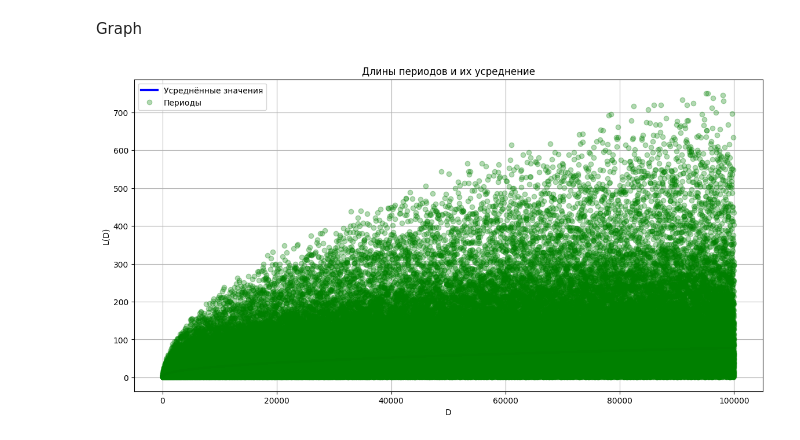
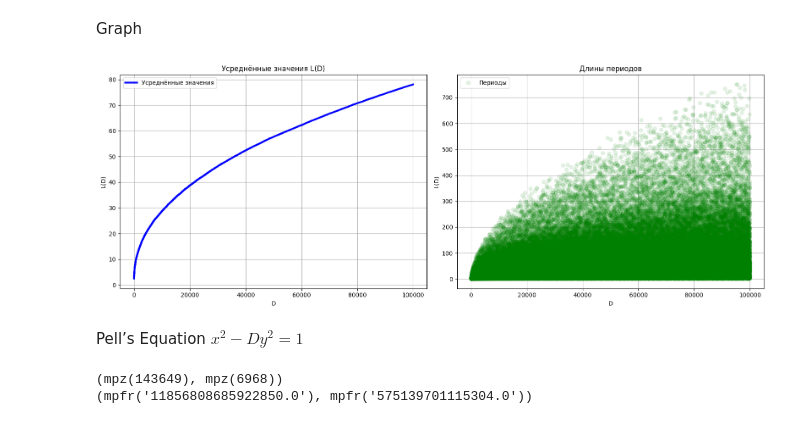
Before and after one commit to pt11241/SRW, a Jupyter notebook: srw.ipynb, the cells around one changed output. Cells and saved outputs as stored; diff of their text form; code cells hidden in the pictures.

```diff
--- a/srw.ipynb
+++ b/srw.ipynb
@@ -21,14 +30,31 @@ Graph
 # %%
-plt.figure(figsize=(14, 7))
-DmedGraph = plt.plot(D, Lmed, color='b', alpha=1, label='Усреднённые значения', linewidth=3)
-lens_D = plt.plot(D, lens, 'o', color='g', alpha=0.3, label='Периоды')
-# plt.plot(D, Lmed, 'o-', color='b', alpha=0.8, label='Усреднённые значения')
-# plt.plot(D, lens, '-', color='g', alpha=0.6, label='Периоды')
-plt.legend()
-plt.title("Длины периодов и их усреднение")
-plt.grid()
-plt.xlabel("D")
-plt.ylabel("L(D)")
+fig, (ax1, ax2) = plt.subplots(1, 2, figsize=(16, 6))
+
+ax1.plot(D, Lmed, color='b', alpha=1, label='Усреднённые значения', linewidth=3)
+ax1.set_title('Усреднённые значения L(D)')
+ax1.set_xlabel('D')
+ax1.set_ylabel('L(D)')
+ax1.grid()
+ax1.legend()
+
+ax2.plot(D, lens, 'o', color='g', alpha=0.1, label='Периоды')
+ax2.set_title('Длины периодов')
+ax2.set_xlabel('D')
+ax2.set_ylabel('L(D)')
+ax2.grid()
+ax2.legend()
+
+plt.tight_layout()
 plt.show()
 # %% [output]
-[figure, old version]
+[figure, new version]
+# %% [markdown]
+Pell’s Equation $x^2 - Dy^2 = 1$
+# %%
+k = Quadratic_Irrationals(0, 1, 425)
+equation = PellsEquations(k)
+print(equation.fundamentalSolution())
+print(equation.jSolution(3))
+# %% [output]
+(mpz(143649), mpz(6968))
+(mpfr('11856808685922850.0'), mpfr('575139701115304.0'))
```
Also changed, not shown: parts of 3 cells of this notebook.
